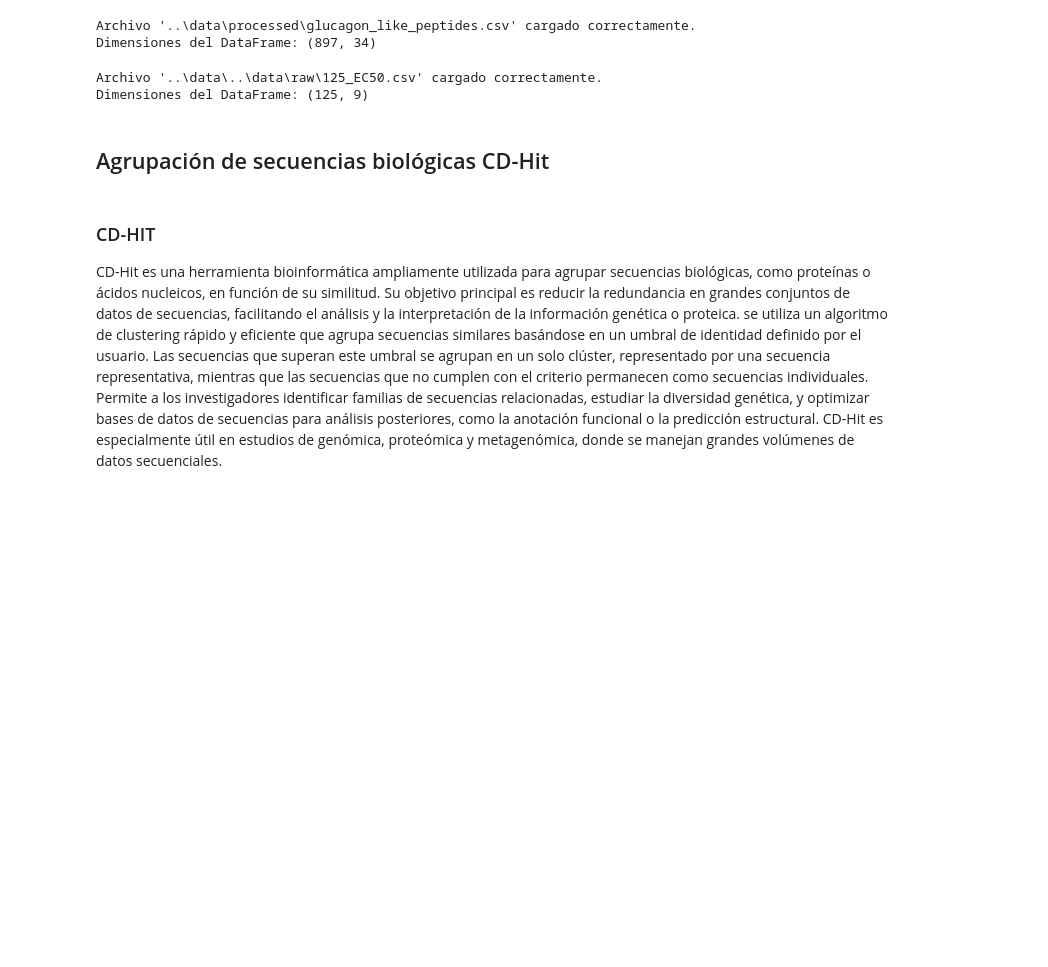
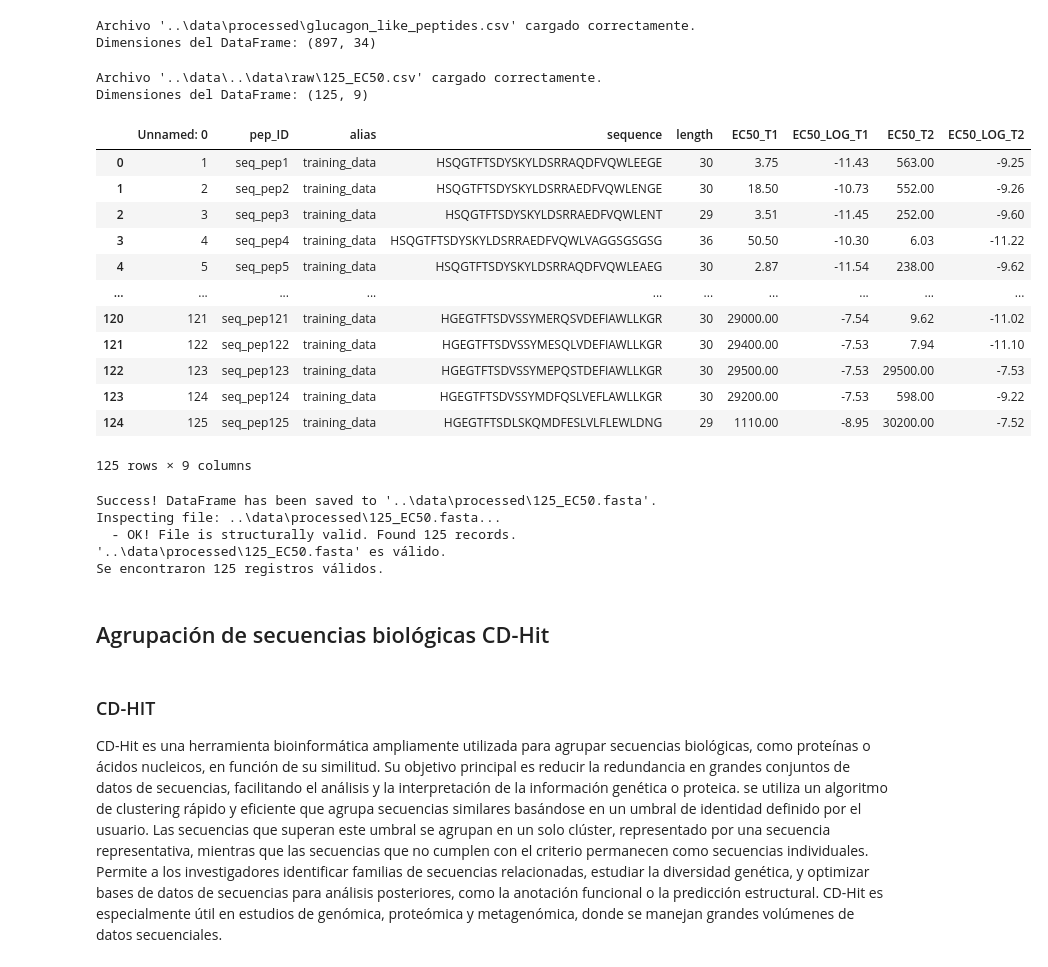
Before and after one commit to Julio21-ai/glp-1_drug_discovery, a Jupyter notebook: notebooks/Avance 2.ipynb, the cells around one changed output. Saved outputs shown, nothing was run; the diff lists cells and outputs as text; code cells hidden in the pictures; blank space fills up the shorter version.

```diff
--- a/notebooks/Avance 2.ipynb
+++ b/notebooks/Avance 2.ipynb
@@ -129,6 +134,51 @@ except FileNotFoundError:
 # %% [output]
 Archivo '..\data\..\data\raw\125_EC50.csv' cargado correctamente.
 Dimensiones del DataFrame: (125, 9)
+# %%
+df_125_ec50
+# %% [output]
+|  | Unnamed: 0 | pep_ID | alias | sequence | length | EC50_T1 | EC50_LOG_T1 | EC50_T2 | EC50_LOG_T2 |
+| 0 | 1 | seq_pep1 | training_data | HSQGTFTSDYSKYLDSRRAQDFVQWLEEGE | 30 | 3.75 | -11.43 | 563.00 | -9.25 |
+| 1 | 2 | seq_pep2 | training_data | HSQGTFTSDYSKYLDSRRAEDFVQWLENGE | 30 | 18.50 | -10.73 | 552.00 | -9.26 |
+| 2 | 3 | seq_pep3 | training_data | HSQGTFTSDYSKYLDSRRAEDFVQWLENT | 29 | 3.51 | -11.45 | 252.00 | -9.60 |
+| 3 | 4 | seq_pep4 | training_data | HSQGTFTSDYSKYLDSRRAEDFVQWLVAGGSGSGSG | 36 | 50.50 | -10.30 | 6.03 | -11.22 |
+| 4 | 5 | seq_pep5 | training_data | HSQGTFTSDYSKYLDSRRAQDFVQWLEAEG | 30 | 2.87 | -11.54 | 238.00 | -9.62 |
+| ... | ... | ... | ... | ... | ... | ... | ... | ... | ... |
+| 120 | 121 | seq_pep121 | training_data | HGEGTFTSDVSSYMERQSVDEFIAWLLKGR | 30 | 29000.00 | -7.54 | 9.62 | -11.02 |
+| 121 | 122 | seq_pep122 | training_data | HGEGTFTSDVSSYMESQLVDEFIAWLLKGR | 30 | 29400.00 | -7.53 | 7.94 | -11.10 |
+| 122 | 123 | seq_pep123 | training_data | HGEGTFTSDVSSYMEPQSTDEFIAWLLKGR | 30 | 29500.00 | -7.53 | 29500.00 | -7.53 |
+| 123 | 124 | seq_pep124 | training_data | HGEGTFTSDVSSYMDFQSLVEFLAWLLKGR | 30 | 29200.00 | -7.53 | 598.00 | -9.22 |
+| 124 | 125 | seq_pep125 | training_data | HGEGTFTSDLSKQMDFESLVLFLEWLDNG | 29 | 1110.00 | -8.95 | 30200.00 | -7.52 |
+125 rows × 9 columns
+# %%
+#conversión de archivos de 125 peptidos a fasta para el calculo de propiedades
+
+dt_temp = df_125_ec50.copy()
+dt_temp['Fasta_Header'] = df_125_ec50['Fasta_Header'] = df_125_ec50['pep_ID'] + ' ' +'EC50_T2'+ ' '+ df_125_ec50['EC50_T2'].astype(str)
+
+save_df_as_fasta(
+    dataframe=dt_temp,
+    id_col='Fasta_Header',
+    seq_col='sequence',
+    output_file=ruta_fasta_125_ec50
+
+)
+
+results = inspect_fasta_file(Path(ruta_fasta_125_ec50))
+
+if results and results['is_valid']:
+    print(f"'{ruta_fasta_125_ec50}' es válido.")
+    print(f"Se encontraron {results['record_count']} registros válidos.")
+else:
+    print(f"\nLa validación falló para '{ruta_fasta_125_ec50}'. Por favor, revisa los registros.")
+
+del dt_temp, results
+# %% [output]
+Success! DataFrame has been saved to '..\data\processed\125_EC50.fasta'.
+Inspecting file: ..\data\processed\125_EC50.fasta...
+  - OK! File is structurally valid. Found 125 records.
+'..\data\processed\125_EC50.fasta' es válido.
+Se encontraron 125 registros válidos.
 # %% [markdown]
 ## Agrupación de secuencias biológicas CD-Hit
 # %% [markdown]
```
Also changed, not shown: parts of 26 cells of this notebook, 7 other files.
